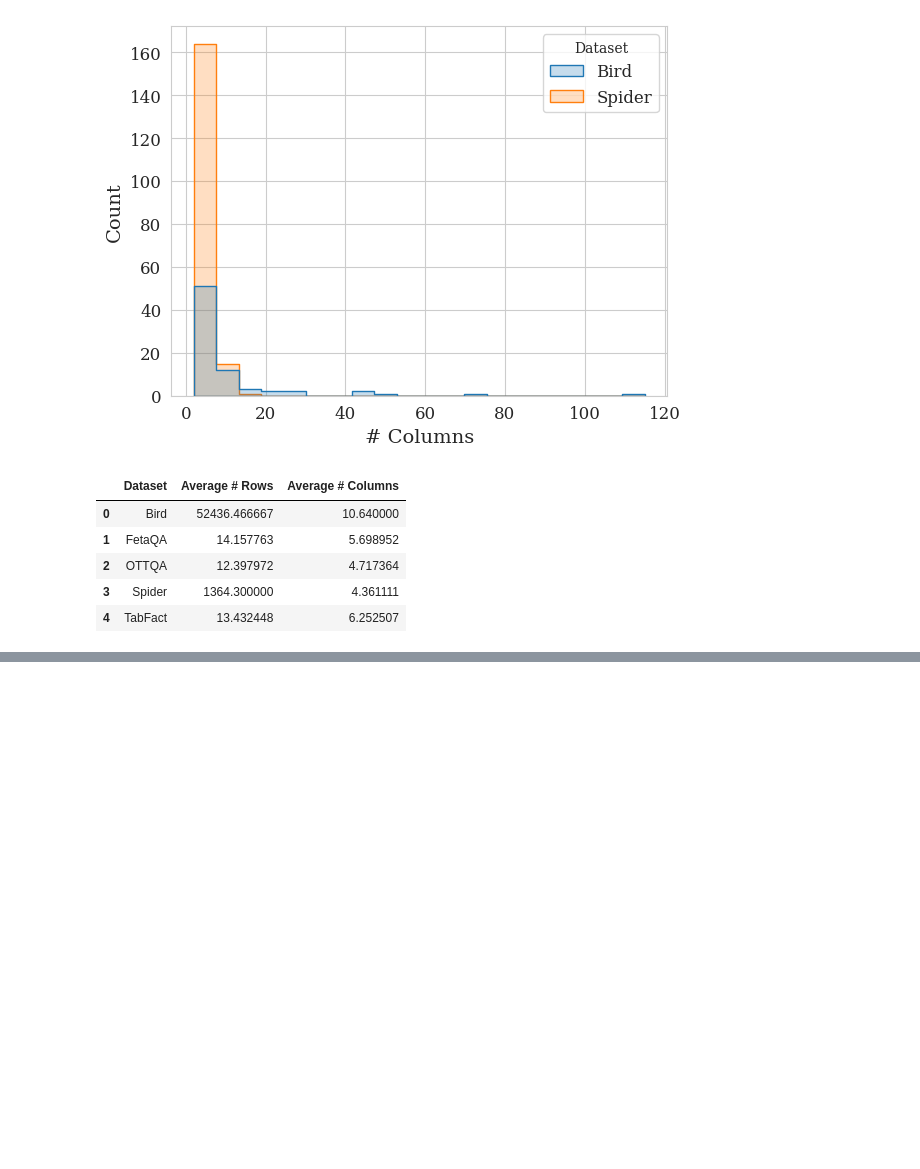
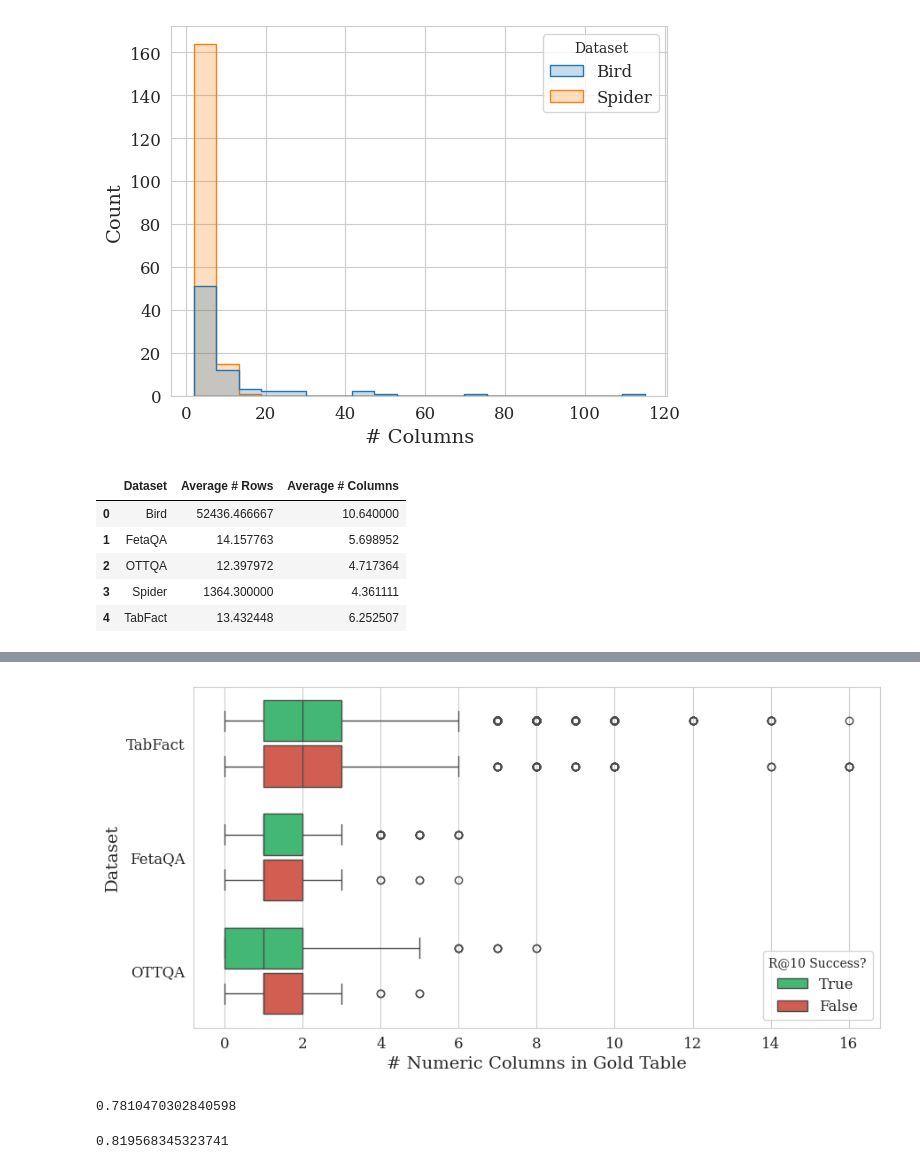
Before and after one commit to target-benchmark/target, a Jupyter notebook: experiments/dataset_metrics/measure_dataset_size.ipynb, the cells around one changed output, grey strips where cells are left out. Drawn from its saved outputs; the diff is of its cells as text; code cells hidden in the pictures; blank space fills up the shorter version.

```diff
--- a/experiments/dataset_metrics/measure_dataset_size.ipynb
+++ b/experiments/dataset_metrics/measure_dataset_size.ipynb
@@ -142,0 +301,29 @@ average_df
+# %%
+fig, ax = plt.subplots(figsize=(10, 5))
+set_theme()
+_df = df.rename(columns={"is_correct": f"R@{k} Success?"})
+plot = sns.boxplot(
+    data=_df,
+    x="# Numeric Columns",
+    y="Dataset",
+    hue=f"R@{k} Success?",
+    hue_order=[True, False],
+    palette=["#2ecc71", "#e74c3c"],
+    gap=0.1
+)
+ax.set_xlabel(f"# Numeric Columns in Gold Table")
+plot.xaxis.set_major_locator(ticker.MaxNLocator(integer=True))
+plt.savefig('table-complexity-boxplot-numerics.pdf', bbox_inches='tight')
+# %% [output]
+[figure, added]
+# %%
+subset = df[df['Dataset'] == 'TabFact']
+subset['is_correct'].sum() / len(subset)
+# %% [output]
+0.7810470302840598
+# %%
+subset = df[df["Dataset"].isin(['FetaQA', 'OTTQA'])]
+subset[subset['Answer is Numeric']]['is_correct'].sum() / len(subset[subset['Answer is Numeric']])
+subset[subset['Answer is Numeric'] == False]['is_correct'].sum() / len(subset[subset['Answer is Numeric'] == False])
+# %% [output]
+0.819568345323741
```
Also changed, not shown: parts of 15 cells of this notebook, 1 other file.
